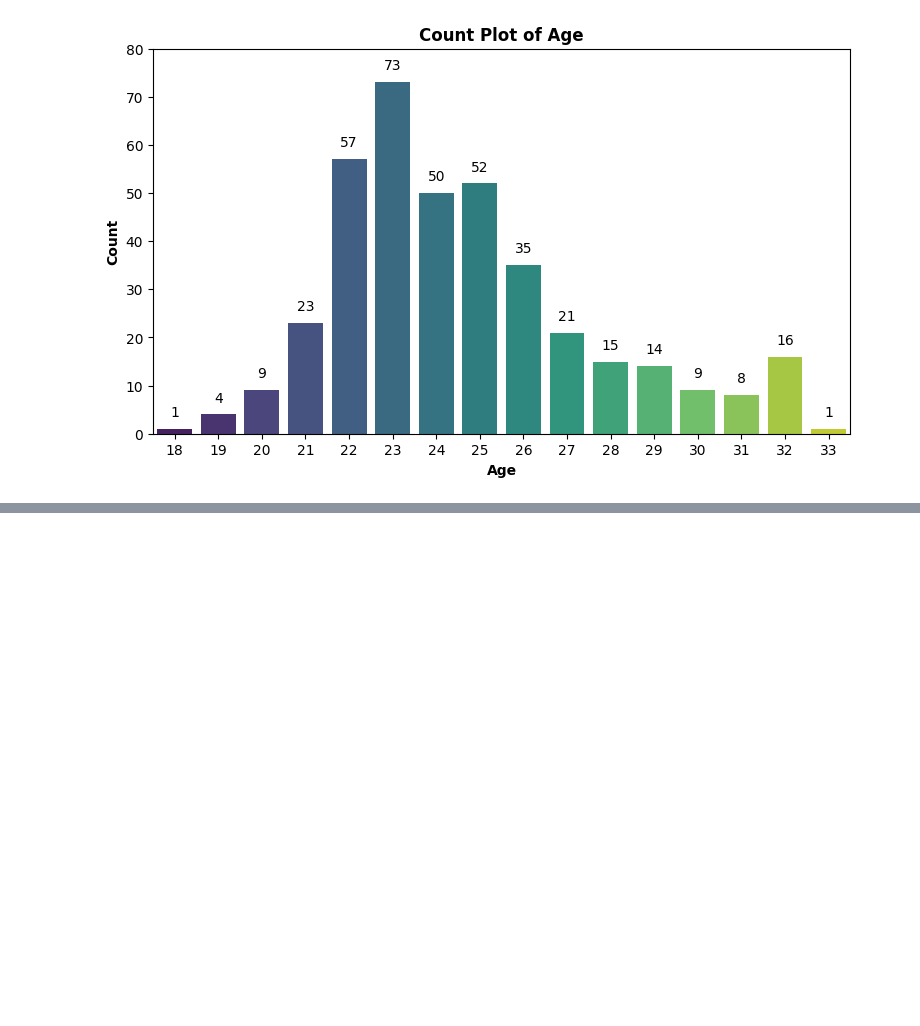
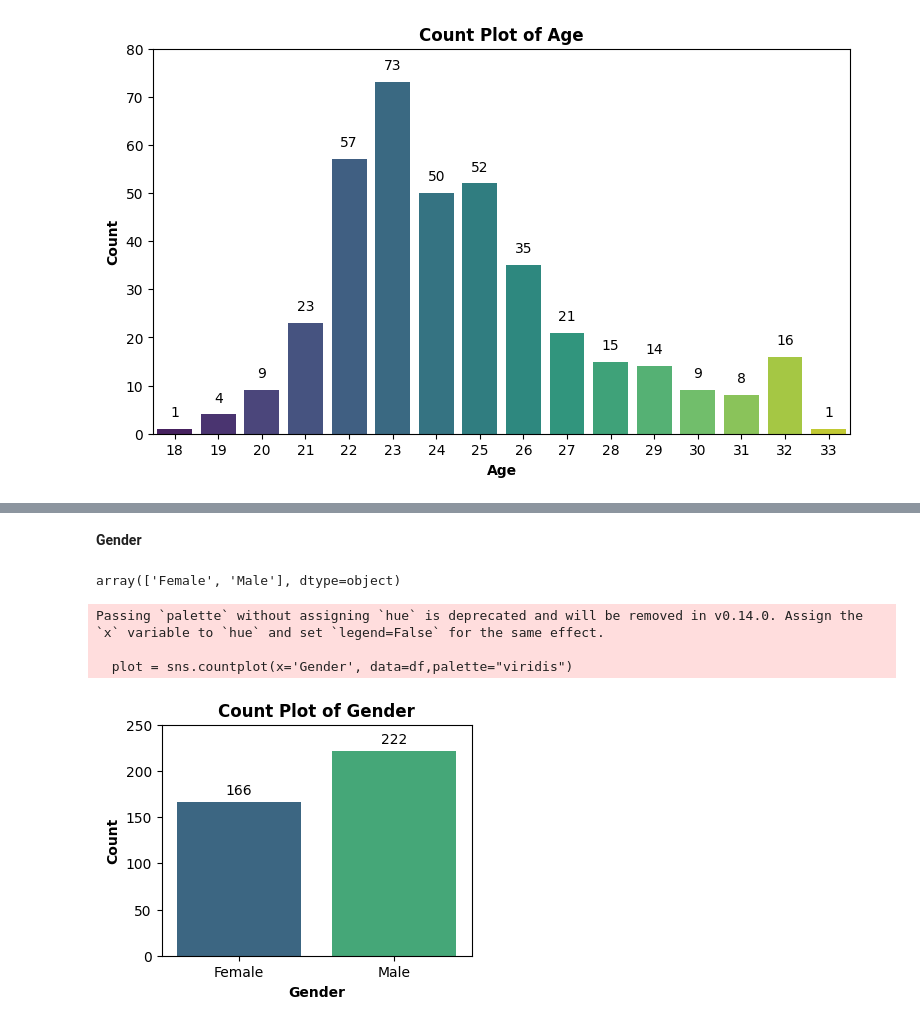
Before and after one commit to sg0905/data-analytics-project, a Jupyter notebook: Food Reorder Prediction/main.ipynb, the cells around one changed output, grey strips where cells are left out. Drawn from its saved outputs; the diff is of its cells as text; code cells hidden in the pictures; blank space fills up the shorter version.

```diff
--- a/Food Reorder Prediction/main.ipynb
+++ b/Food Reorder Prediction/main.ipynb
@@ -89,3 +89,13 @@ Passing `palette` without assigning `hue` is deprecated and will be removed in v
 
   plot = sns.countplot(x = "Age", data =df, palette="viridis")
 [figure]
+# %%
+from sklearn.preprocessing import LabelEncoder
+
+encoders = {}
+
+encoder = LabelEncoder()
+df["Age"] = encoder.fit_transform(df["Age"])
+encoders["Age"] = encoder
+
+df.head()
@@ -91,0 +109,27 @@ Passing `palette` without assigning `hue` is deprecated and will be removed in v
+# %% [markdown]
+**Gender**
+# %%
+df['Gender'].unique()
+# %% [output]
+array(['Female', 'Male'], dtype=object)
+# %%
+plt.figure(figsize=(4, 3))
+plot = sns.countplot(x='Gender', data=df,palette="viridis")
+plt.title('Count Plot of Gender', fontweight = 'bold')
+plt.xlabel('Gender', fontweight = 'bold')
+plt.ylabel('Count', fontweight = 'bold')
+plt.ylim(0, 250)
+
+for p in plot.patches:
+    plot.annotate(format(p.get_height(), '.0f'),
+                  (p.get_x() + p.get_width() / 2., p.get_height() + 5),
+                  ha = 'center', va = 'center',
+                  xytext = (0, 5),
+                  textcoords = 'offset points')
+
+plt.show()
+# %% [output]
+Passing `palette` without assigning `hue` is deprecated and will be removed in v0.14.0. Assign the `x` variable to `hue` and set `legend=False` for the same effect.
+
+  plot = sns.countplot(x='Gender', data=df,palette="viridis")
+[figure, added]
```
Also changed, not shown: parts of 44 cells of this notebook.
